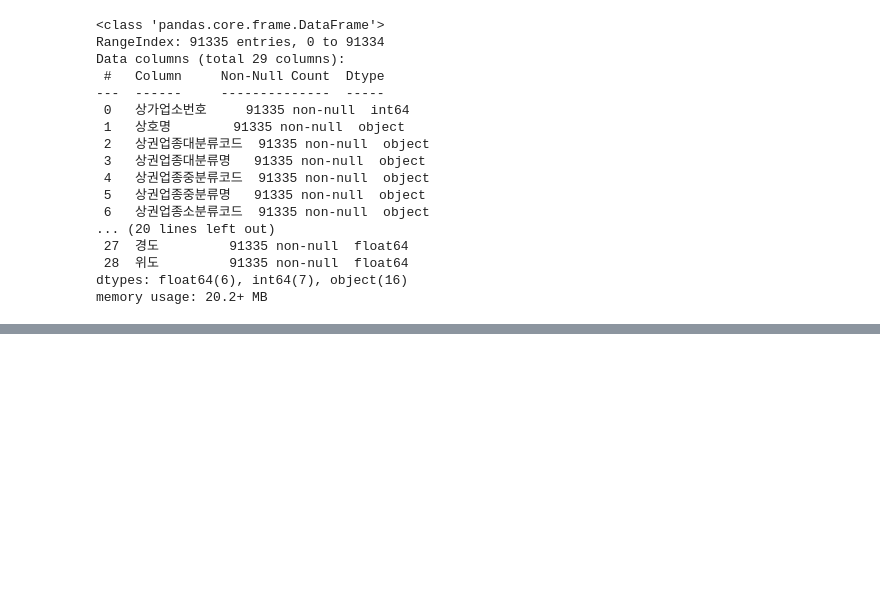
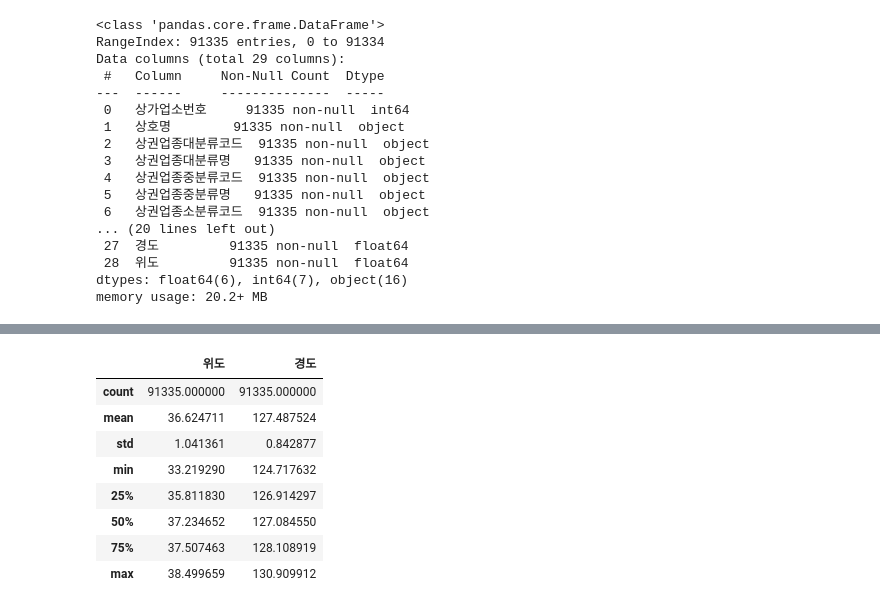
Before and after one commit to tree698/Data-Science-with-Python, a Jupyter notebook: 1. Data Analysis-Commercial Area Information in Seoul/Data Analysis.ipynb, the cells around one changed output, grey strips where cells are left out. Cells and saved outputs as stored; diff of their text form; code cells hidden in the pictures; blank space fills up the shorter version.

```diff
--- a/1. Data Analysis-Commercial Area Information in Seoul/Data Analysis.ipynb
+++ b/1. Data Analysis-Commercial Area Information in Seoul/Data Analysis.ipynb
@@ -313,0 +359,15 @@ memory usage: 20.2+ MB
+# %%
+# 2개의 컬럽을 describe 로 요약합니다.
+# 2개 컬럼을 리스트로 묶어야 한다
+
+df[["위도", "경도"]].describe()
+# %% [output]
+|  | 위도 | 경도 |
+| count | 91335.000000 | 91335.000000 |
+| mean | 36.624711 | 127.487524 |
+| std | 1.041361 | 0.842877 |
+| min | 33.219290 | 124.717632 |
+| 25% | 35.811830 | 126.914297 |
+| 50% | 37.234652 | 127.084550 |
+| 75% | 37.507463 | 128.108919 |
+| max | 38.499659 | 130.909912 |
```
Also changed, not shown: parts of 13 cells of this notebook.
